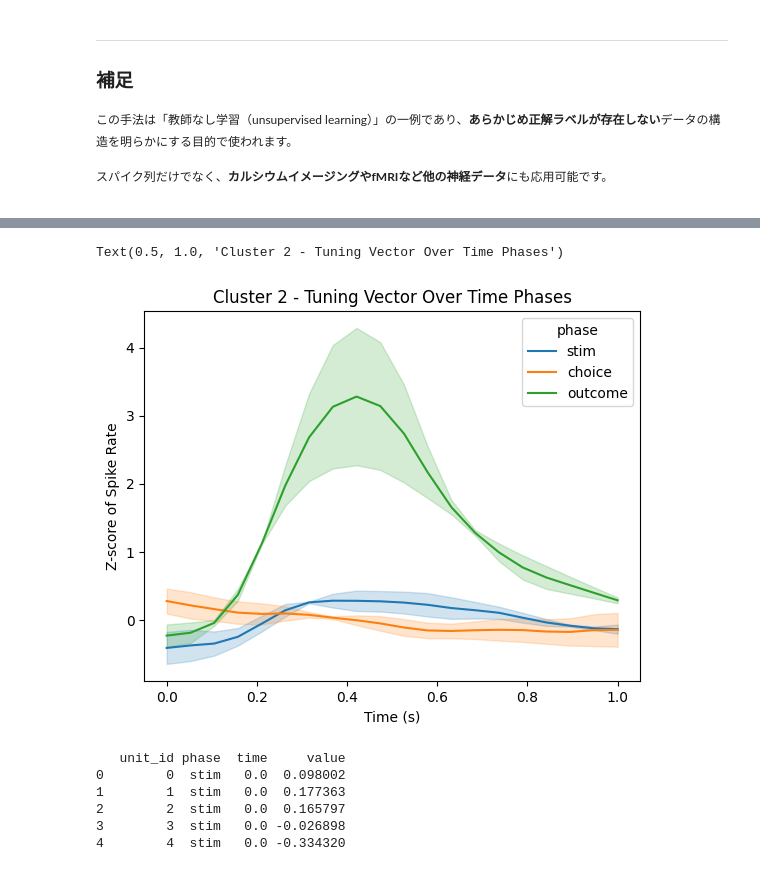
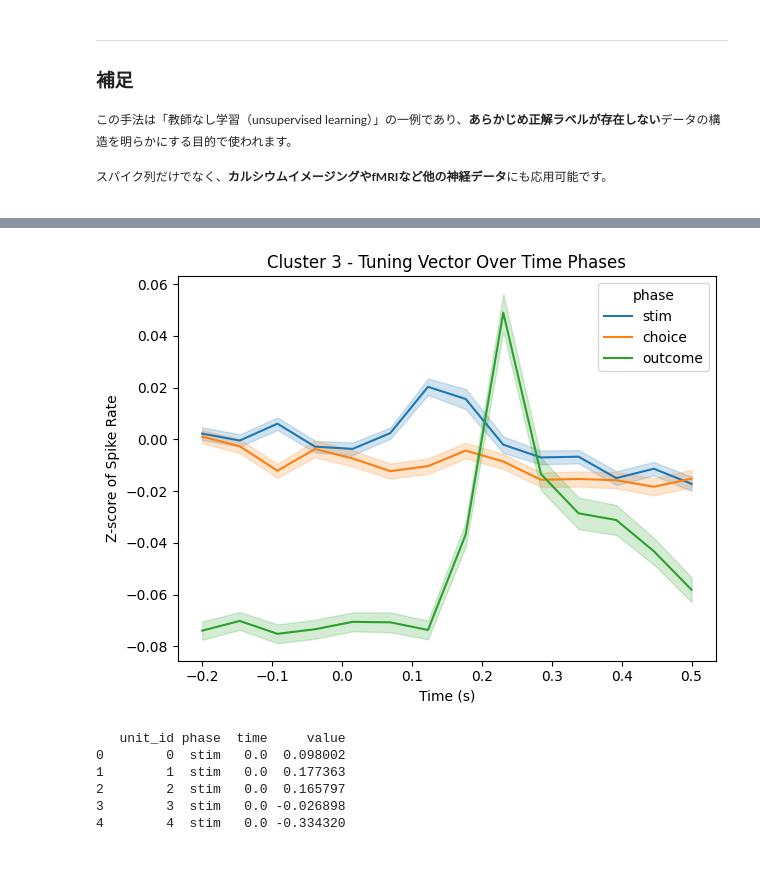
Before and after one commit to NeuralDynamics-Tamagawa/tamagawa-neuro-training-shysgmt, a Jupyter notebook: notebook/spike_analysis.ipynb, the cells around one changed output, grey strips where cells are left out. Saved outputs shown, nothing was run; the diff lists cells and outputs as text; code cells hidden in the pictures.

```diff
--- a/notebook/spike_analysis.ipynb
+++ b/notebook/spike_analysis.ipynb
@@ -268,5 +268,5 @@ spikes.plot_peth(peth_smooth)
 # %%
-unit_id = unit_ids[100]
+unit_id = unit_ids[2]
 event_time = behv_time['choice']
 spike_time = sorting.get_unit_spike_train(unit_id=unit_id)/sampling_rate
 
@@ -276,7 +276,7 @@ peth = spikes.compute_peth_array(
     bin_size=0.05,
     time_window=[-2, 3])
 
-peth_smooth = spikes.compute_peth_smooth(peth, sigma_sec=0.05)
+peth_smooth = spikes.compute_peth_smooth(peth, sigma_sec=0.01)
 peth_fr = spikes.compute_peth_fr(peth_smooth)
 
 peth_df = spikes.peth_to_longdf(peth_fr)
@@ -393,7 +405,7 @@ def compute_peth_dict(spike_time, event_time, bin_size=0.05, time_window=[-1, 1.
     return PETH
 # %%
 
-unit_id = unit_ids[100]
+unit_id = unit_ids[2]
 spike_time = sorting.get_unit_spike_train(unit_id=unit_id)/sampling_rate
 
 bin_size = 0.05
@@ -611,10 +623,10 @@ event_time = behv_time['choice']
 mean_z_socre = compute_z_score(event_time, spike_time, bins_size=0.05, time_window=[-1, 1.5], sigma_sec=0.05, base_line=base_line, target_time_window=[0, 1])
 # %%
 bins_size = 0.05
-sigma_sec=0.05
+sigma_sec=0.01
 
 # Initialize arrays to store z-scores for each unit and event type
-col_length = 20  # Number of bins in the PETH
+col_length = 14  # Number of bins in the PETH
 z_score_stim = np.zeros((len(unit_ids), col_length))
 z_score_choice = np.zeros((len(unit_ids), col_length))
 z_score_outcome = np.zeros((len(unit_ids), col_length))
@@ -625,16 +637,16 @@ for i in range(0, len(unit_ids)):
     spike_time = sorting.get_unit_spike_train(unit_id=unit_id)/sampling_rate
 
     event_time = behv_time['ready']
-    base_line = compute_base_line(event_time, spike_time, bins_size=bin_size, time_window=[-0.5, 1.5], sigma_sec=sigma_sec, target_time_window=[0, 1])
+    base_line = compute_base_line(event_time, spike_time, bins_size=bin_size, time_window=[-0.5, 1], sigma_sec=sigma_sec, target_time_window=[-0.2, 0.5])
 
     event_time = behv_time['stim']
-    z_score_stim[i, :] = compute_z_score(event_time, spike_time, bins_size=bin_size, time_window=[-1, 1.5], sigma_sec=sigma_sec, base_line=base_line, target_time_window=[0, 1])
+    z_score_stim[i, :] = compute_z_score(event_time, spike_time, bins_size=bin_size, time_window=[-0.5, 1], sigma_sec=sigma_sec, base_line=base_line, target_time_window=[-0.2, 0.5])
 
     event_time = behv_time['choice']
-    z_score_choice[i, :] = compute_z_score(event_time, spike_time, bins_size=bin_size, time_window=[-1, 1.5], sigma_sec=sigma_sec, base_line=base_line, target_time_window=[0, 1])
+    z_score_choice[i, :] = compute_z_score(event_time, spike_time, bins_size=bin_size, time_window=[-0.5, 1], sigma_sec=sigma_sec, base_line=base_line, target_time_window=[-0.2, 0.5])
 
     event_time = behv_time['outcome']
-    z_score_outcome[i, :] = compute_z_score(event_time, spike_time, bins_size=bin_size, time_window=[-1, 1.5], sigma_sec=sigma_sec, base_line=base_line, target_time_window=[0, 1])
+    z_score_outcome[i, :] = compute_z_score(event_time, spike_time, bins_size=bin_size, time_window=[-0.5, 1], sigma_sec=sigma_sec, base_line=base_line, target_time_window=[-0.2, 0.5])
 
     if i % 10 == 0:
         print(f'Unit {i+1}/{len(unit_ids)}')
@@ -739,59 +845,53 @@ plt.show()
 # %%
-cluster_id = 2
-# Get indices of units belonging to this cluster
-idx = np.where(cluster_labels == cluster_id)[0]
+cluster_id = 3
 
-# Select tuning vectors for those units
-cluster_vectors = tunning_vector[idx]
+# Get units belonging to this cluster
+idx = np.where(cluster_labels_valid == cluster_id)[0]
+cluster_vectors = tunning_vector_valid[idx]
+cluster_unit_ids = unit_ids_valid[idx]
 
-bin_num = 20
-time_points = np.linspace(0, 1, bin_num)
+bin_num = 14
+time_points = np.linspace(-0.2, 0.5, bin_num)
 phase_dfs = []
 phases = ['stim', 'choice', 'outcome']
 
-# Loop through each phase and process the corresponding 20 columns
+# Process each phase
 for i, phase in enumerate(phases):
-    start = i * bin_num           # e.g., 0, 20, 40
-    end = start + bin_num         # e.g., 20, 40, 60
+    start = i * bin_num
+    end = start + bin_num
 
-    # Extract the 20 columns for this phase
     df_part = pd.DataFrame(cluster_vectors[:, start:end])
-    df_part['unit_id'] = df_part.index  # Add unit ID column
+    df_part['unit_id'] = cluster_unit_ids
 
-    # Convert to long format: one row per (unit, time bin)
-    df_long = df_part.melt(id_vars='unit_id', var_name='bin', value_name='value')
+    df_long = df_part.melt(
+        id_vars='unit_id',
+        var_name='bin',
+        value_name='value'
+    )
 
-    # Assign time values to each bin (bin is 0–19 repeated for each unit)
-    df_long['time'] = df_long['bin'].astype(int).map(dict(enumerate(time_points)))
-
-    # Add the phase label (stim, button, reward)
+    df_long['time'] = df_long['bin'].astype(int).map(
+        dict(enumerate(time_points))
+    )
     df_long['phase'] = phase
 
-    # Reorder columns for clarity
-    df_long = df_long[['unit_id', 'phase', 'time', 'value']]
+    phase_dfs.append(
+        df_long[['unit_id', 'phase', 'time', 'value']]
+    )
 
-    # Store for later merging
-    phase_dfs.append(df_long)
-
-# Combine all three phases into one DataFrame
 df_all_long = pd.concat(phase_dfs, ignore_index=True)
 
-# Preview the final result
-print(df_all_long.head())
-
-
-# 表示
+# Plot
 sns.lineplot(
     data=df_all_long,
     x='time',
     y='value',
     hue='phase',
-    #style='unit_id',
     estimator=np.mean,
-    errorbar='se',
-    #legend=False
+    errorbar='se'
 )
+
 plt.ylabel('Z-score of Spike Rate')
 plt.xlabel('Time (s)')
 plt.title(f'Cluster {cluster_id} - Tuning Vector Over Time Phases')
+plt.tight_layout()
 # %% [output]
@@ -804,5 +898,4 @@ plt.title(f'Cluster {cluster_id} - Tuning Vector Over Time Phases')
-Text(0.5, 1.0, 'Cluster 2 - Tuning Vector Over Time Phases')
-[figure, old version]
+[figure, new version]
 # %%
 # 0–1秒を20分割した時間軸
 time_points = np.linspace(0, 1, 20)
```
Also changed, not shown: parts of 22 cells of this notebook.
